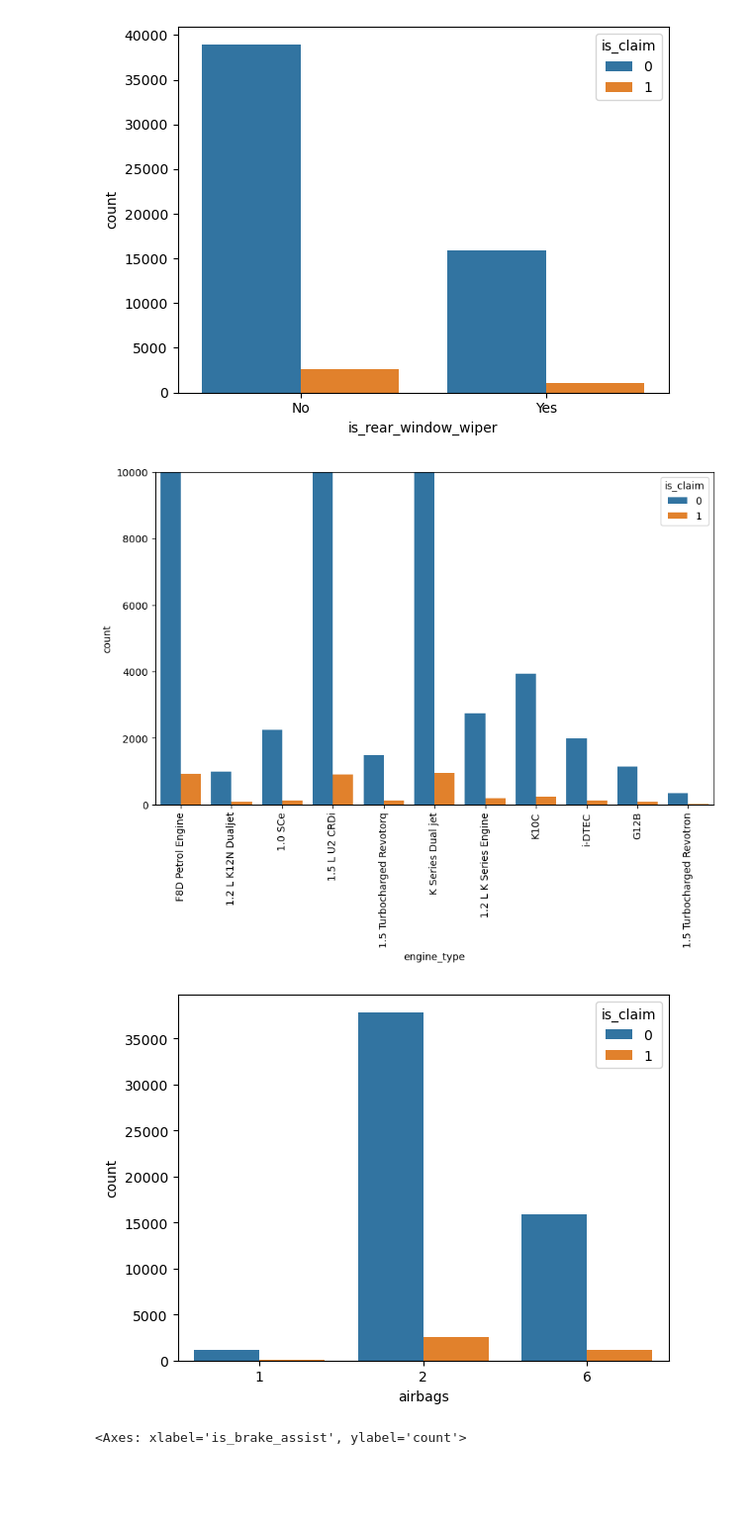
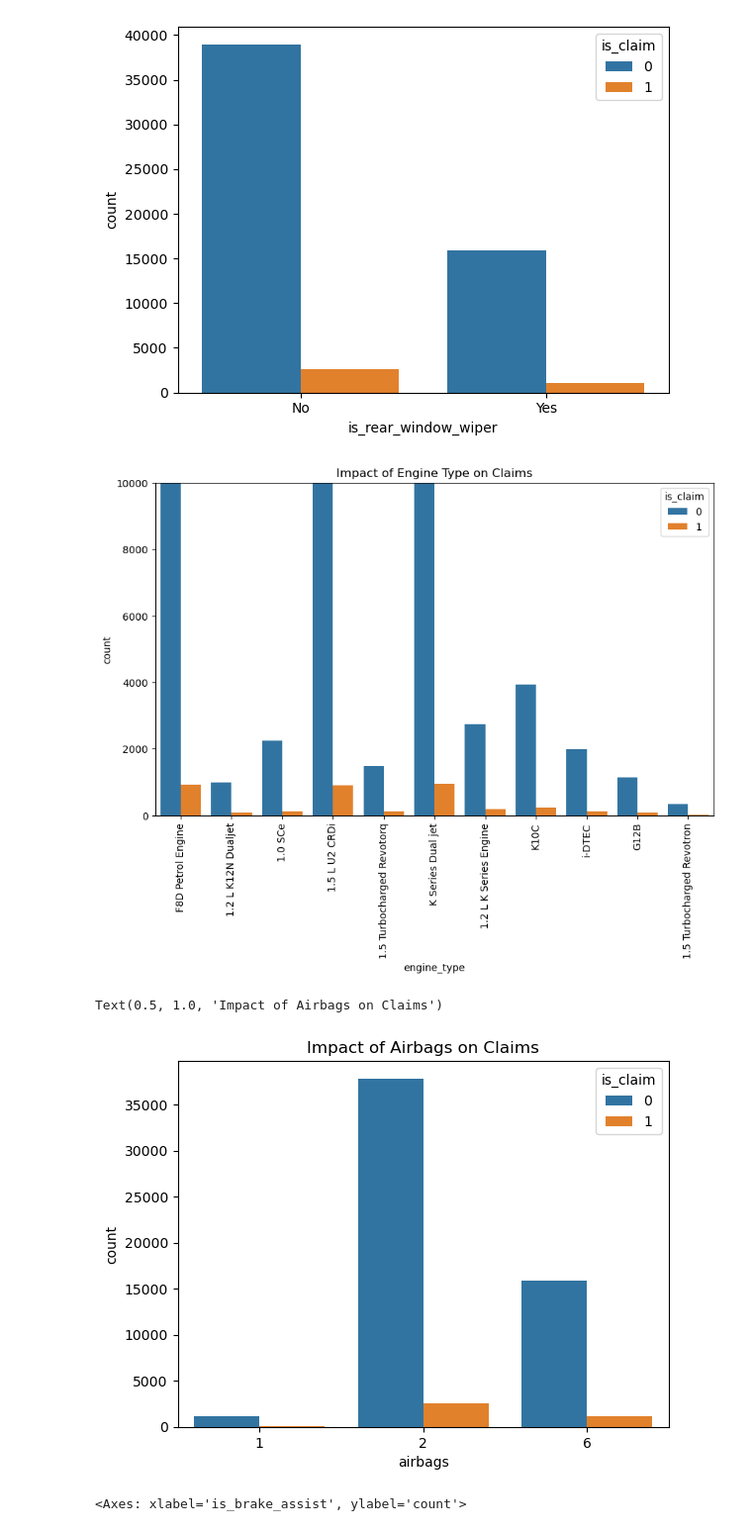
Before and after one commit to Chimmz/car-insurance-claim-prediction, a Jupyter notebook: car_insurance_model.ipynb, the cells around one changed output. Shown at 99% size. Cells and saved outputs as stored; diff of their text form; code cells hidden in the pictures; blank space fills up the shorter version.

```diff
--- a/car_insurance_model.ipynb
+++ b/car_insurance_model.ipynb
@@ -345,14 +363,18 @@ sns.countplot(x='is_rear_window_wiper', hue='is_claim', data=df)
 # %%
 plt.figure(figsize=(10, 6))
 sns.countplot(x='engine_type', hue='is_claim', data=df)
+
+plt.title('Impact of Engine Type on Claims')
 plt.xticks(rotation=90);
 plt.ylim(0, 10_000);
 # %% [output]
-[figure, old version]
+[figure, new version]
 # %%
 sns.countplot(x='airbags', hue='is_claim', data=df);
+plt.title('Impact of Airbags on Claims')
 # %% [output]
+Text(0.5, 1.0, 'Impact of Airbags on Claims')
-[figure, old version]
+[figure, new version]
 # %%
 # No obvious influence of number of airbags on claims
 # %%
```
Also changed, not shown: parts of 4 cells of this notebook.
